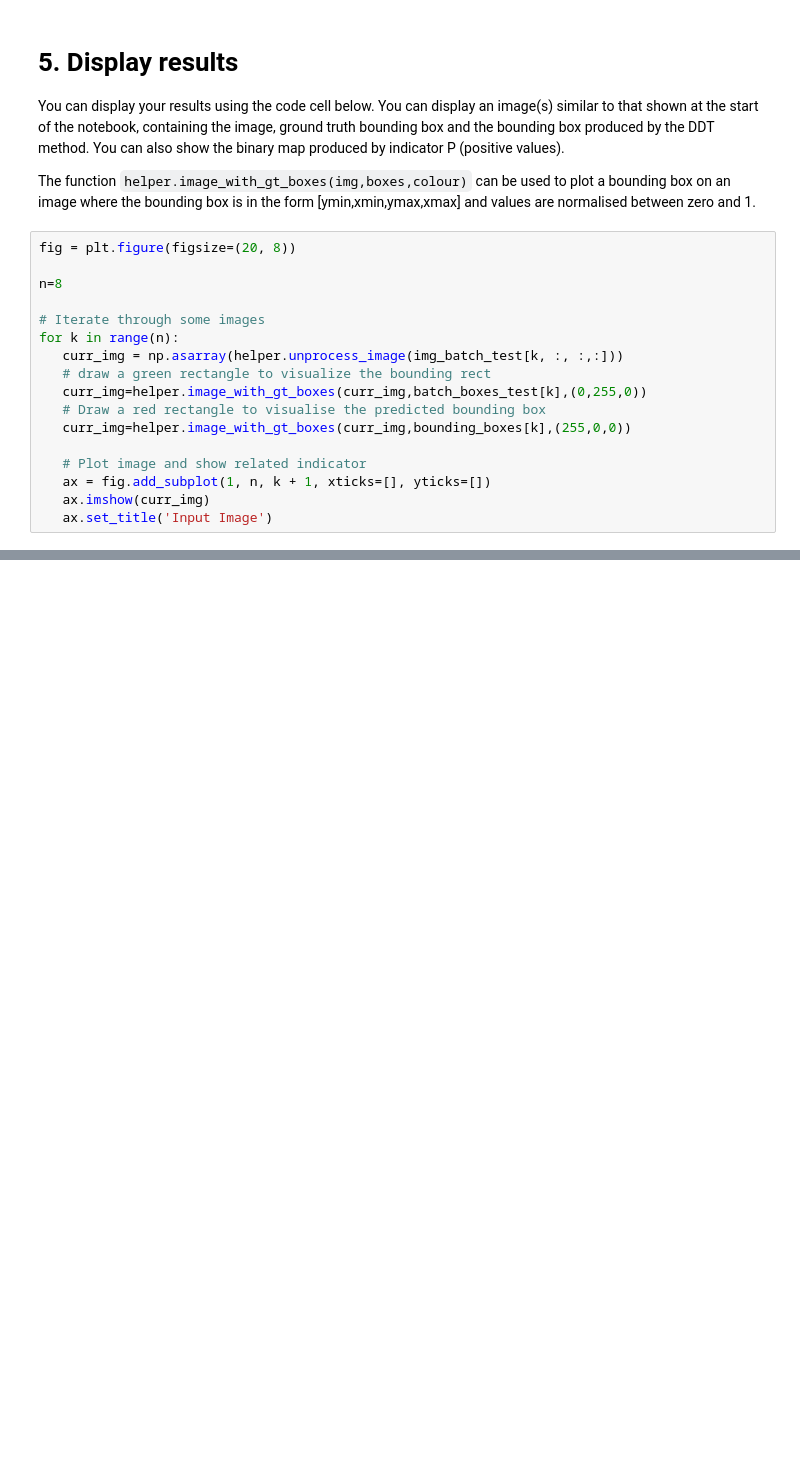
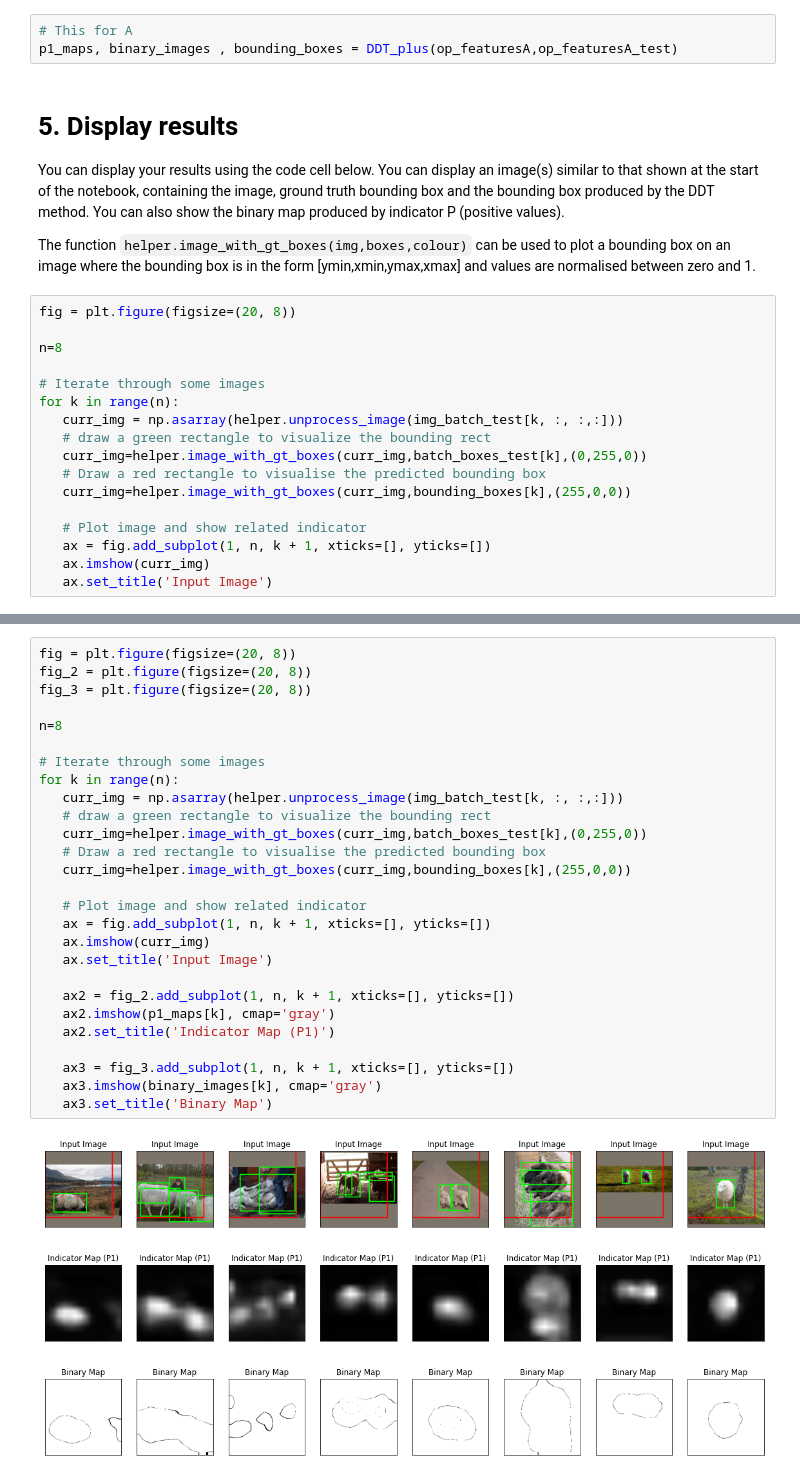
Before and after one commit to barrytl/CE6003, a Jupyter notebook: Etivity_assignment3_20197772_BarryLawton_DDT+.ipynb, the cells around one changed output, grey strips where cells are left out. Cells and saved outputs as stored; diff of their text form; blank space fills up the shorter version.

```diff
--- a/Etivity_assignment3_20197772_BarryLawton_DDT+.ipynb
+++ b/Etivity_assignment3_20197772_BarryLawton_DDT+.ipynb
@@ -267,3 +282,6 @@ def DDT_plus(op_features, op_features_test):
+# %%
+# This for A
+p1_maps, binary_images , bounding_boxes = DDT_plus(op_featuresA,op_featuresA_test)
 # %% [markdown]
 # 5. Display results
 
@@ -316,0 +339,31 @@ for k in range(n):
+# %%
+fig = plt.figure(figsize=(20, 8))
+fig_2 = plt.figure(figsize=(20, 8))
+fig_3 = plt.figure(figsize=(20, 8))
+
+n=8
+
+# Iterate through some images
+for k in range(n):
+   curr_img = np.asarray(helper.unprocess_image(img_batch_test[k, :, :,:]))
+   # draw a green rectangle to visualize the bounding rect
+   curr_img=helper.image_with_gt_boxes(curr_img,batch_boxes_test[k],(0,255,0))
+   # Draw a red rectangle to visualise the predicted bounding box
+   curr_img=helper.image_with_gt_boxes(curr_img,bounding_boxes[k],(255,0,0))
+
+   # Plot image and show related indicator
+   ax = fig.add_subplot(1, n, k + 1, xticks=[], yticks=[])
+   ax.imshow(curr_img)
+   ax.set_title('Input Image')
+
+   ax2 = fig_2.add_subplot(1, n, k + 1, xticks=[], yticks=[])
+   ax2.imshow(p1_maps[k], cmap='gray')
+   ax2.set_title('Indicator Map (P1)')
+
+   ax3 = fig_3.add_subplot(1, n, k + 1, xticks=[], yticks=[])
+   ax3.imshow(binary_images[k], cmap='gray')
+   ax3.set_title('Binary Map')
+# %% [output]
+[figure, added]
+[figure, added]
+[figure, added]
```
Also changed, not shown: parts of 6 cells of this notebook.
